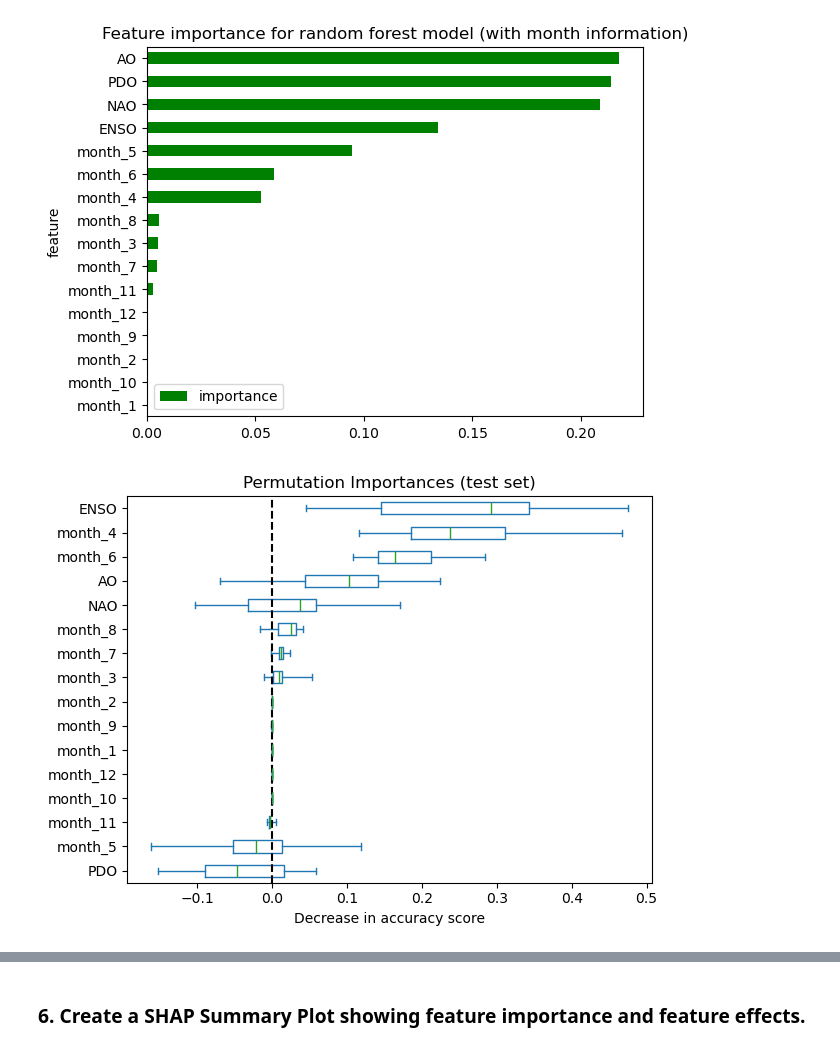
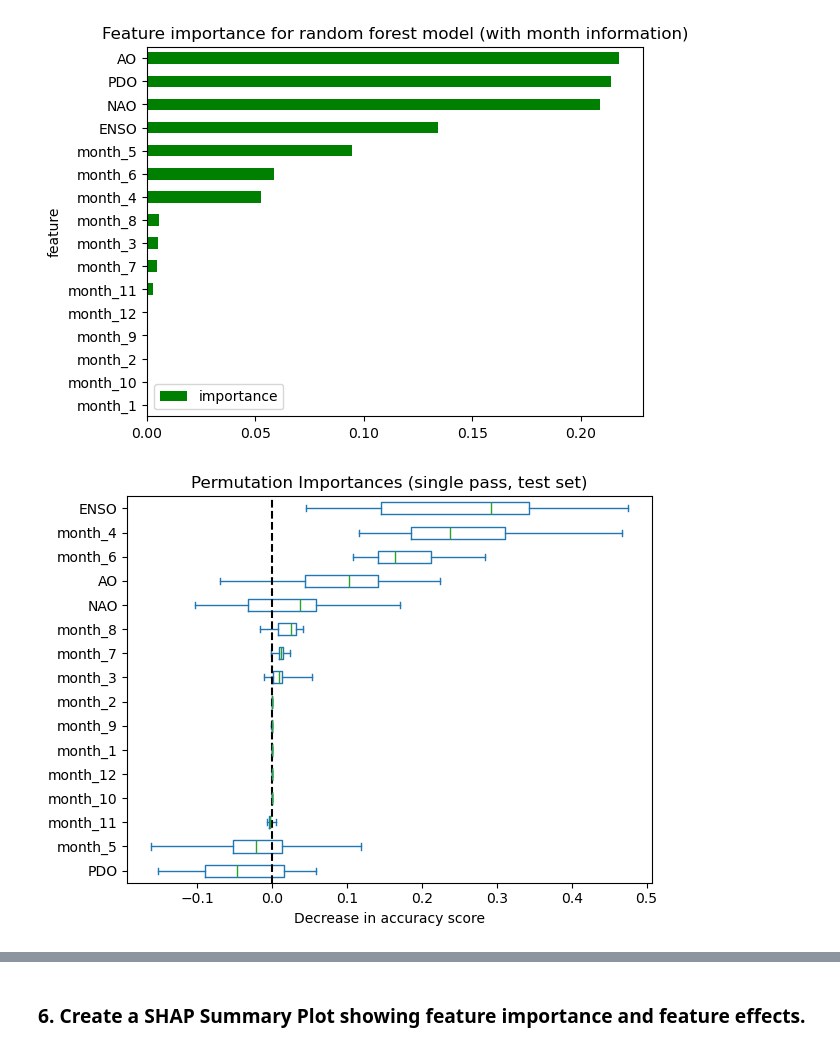
Before and after one commit to tangwhiap/ATMS-523-Module-6, a Jupyter notebook: HW6.ipynb, the cells around one changed output, grey strips where cells are left out. Drawn from its saved outputs; the diff is of its cells as text; code cells hidden in the pictures.

```diff
--- a/HW6.ipynb
+++ b/HW6.ipynb
@@ -178,9 +183,9 @@ importances = pd.DataFrame(
 )
 # %%
 ax = importances.plot.box(vert=False, whis=10)
-ax.set_title("Permutation Importances (test set)")
+ax.set_title("Permutation Importances (single pass, test set)")
 ax.axvline(x=0, color="k", linestyle="--")
 ax.set_xlabel("Decrease in accuracy score")
 ax.figure.tight_layout()
 # %% [output]
-[figure, old version]
+[figure, new version]
```
Also changed, not shown: parts of 10 cells of this notebook.
